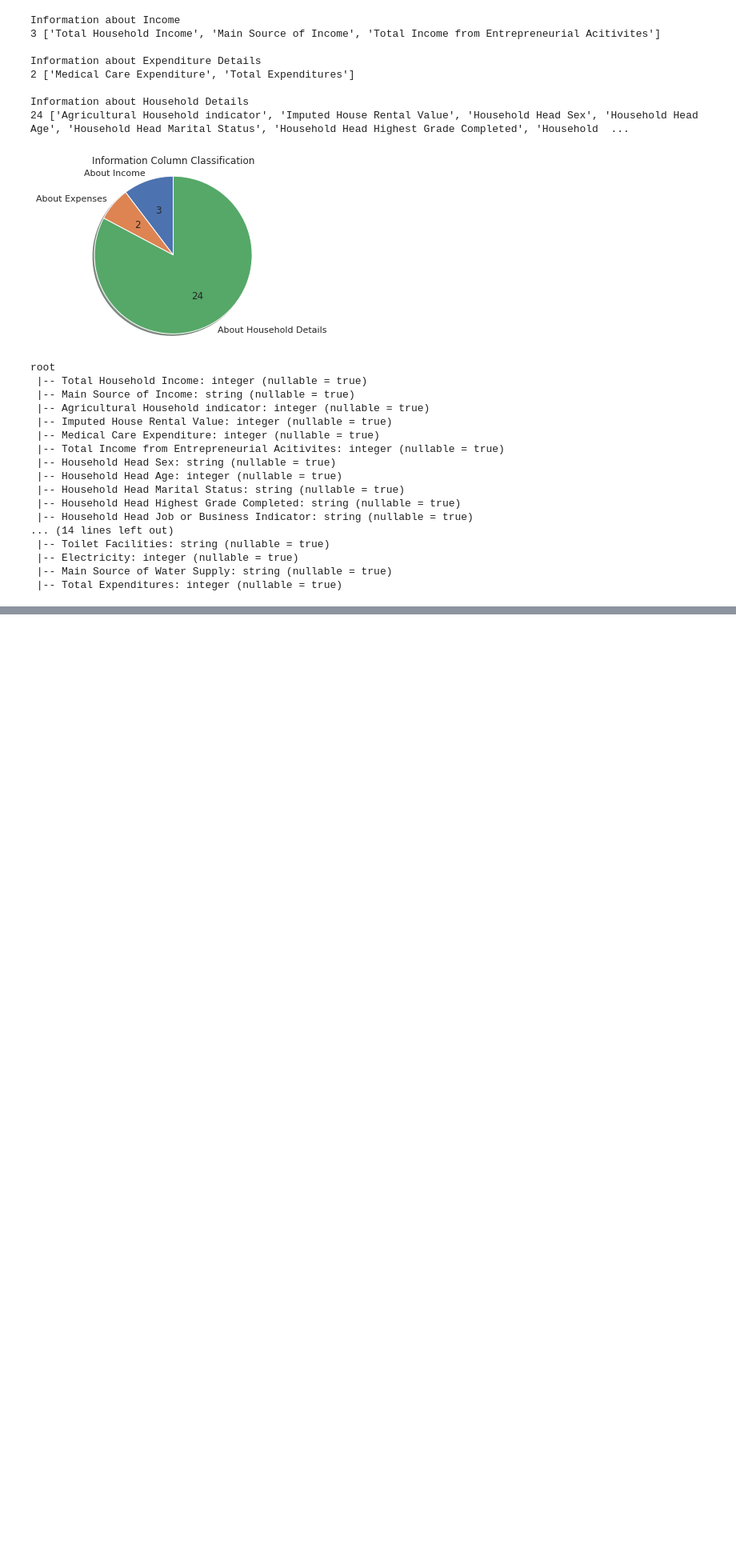
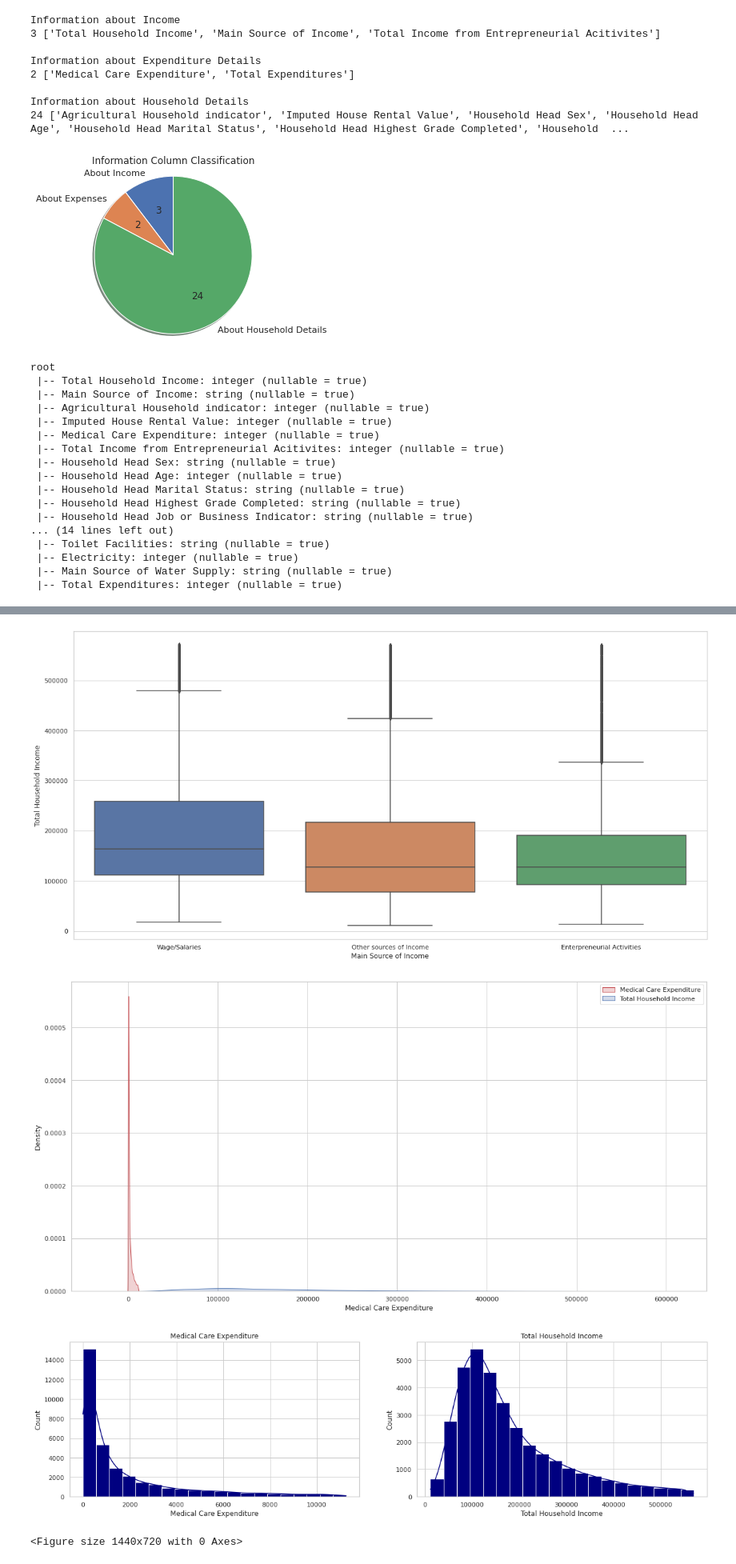
Before and after one commit to sconc/722DataMining, a Jupyter notebook: Iteration4.ipynb, the cells around one changed output, grey strips where cells are left out. Shown at 80% size. Cells and saved outputs as stored; diff of their text form; code cells hidden in the pictures; blank space fills up the shorter version.

```diff
--- a/Iteration4.ipynb
+++ b/Iteration4.ipynb
@@ -940,0 +962,6 @@ statsupdate.select(displayCols).summary().show()
+# %%
+# remove outliers for "Total Household Income"
+c = "Total Household Income"
+newstats = statsupdate.filter(F.col(c).between(bounds[c]['min'], bounds[c]['max']))
+newstats.select([format_number(stddev(c), 2).alias(c) for c in displayCols]).show()
+newstats.select(displayCols).summary().show()
@@ -940,0 +984,36 @@ statsupdate.select(displayCols).summary().show()
+# %%
+# show updated graphs
+
+def showUpdatedDistribution(statsdata):
+    # showcase outliers distribution in some fields
+    plt.figure(figsize=(20,10))
+    sns.set(style="whitegrid", color_codes=False)
+    sns.boxplot(data=statsdata, y="Total Household Income", x="Main Source of Income")
+    plt.show()
+
+    showAnotherGraph(statsdata)
+
+    fig, axes = plt.subplots(1, 2,figsize=(20,5))
+    plt.figure(figsize=(20,10))
+    sns.histplot(data = statsdata
+            ,x = 'Medical Care Expenditure'
+            ,color = 'navy'
+            ,alpha = 1
+            ,bins = 20
+            ,kde=True
+            ,ax=axes[0]).set(title='Medical Care Expenditure')
+    sns.histplot(data = statsdata
+            ,x = 'Total Household Income'
+            ,color = 'navy'
+            ,alpha = 1
+            ,bins = 20
+            ,kde=True
+            ,ax=axes[1]).set(title='Total Household Income')
+    plt.show()
+
+showUpdatedDistribution(newstats.toPandas())
+# %% [output]
+[figure, added]
+[figure, added]
+[figure, added]
+<Figure size 1440x720 with 0 Axes>
```
Also changed, not shown: parts of 25 cells of this notebook.
